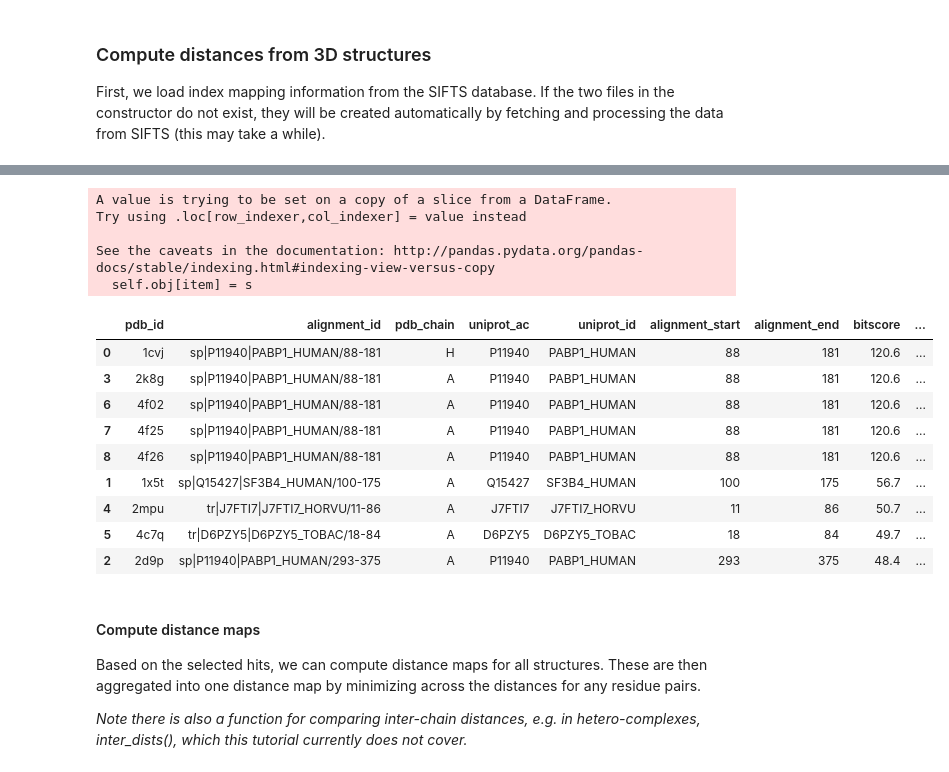
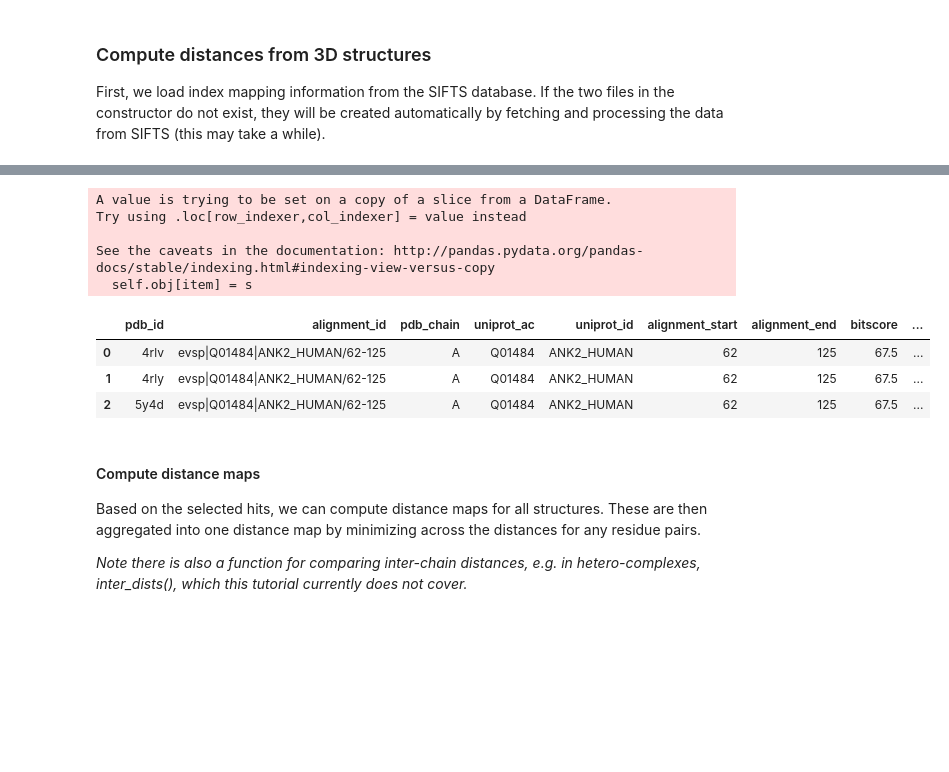
Before and after one commit to ayshaw/repeatsProject, a Jupyter notebook: pyCode/distance_calculations.ipynb, the cells around one changed output, grey strips where cells are left out. Drawn from its saved outputs; the diff is of its cells as text; code cells hidden in the pictures; blank space fills up the shorter version.

```diff
--- a/pyCode/distance_calculations.ipynb
+++ b/pyCode/distance_calculations.ipynb
@@ -40 +26,3 @@ selected_structures.hits
+# %%
+s = SIFTS("/n/groups/marks/databases/SIFTS/pdb_chain_uniprot_plus_current.o2.csv", "/n/groups/marks/databases/SIFTS/pdb_chain_uniprot_plus_current.o2.fasta")
 # %% [markdown]
@@ -56,26 +32,20 @@ Finds structures by running a sequence alignment against the sequences of protei
 # %%
 selected_structures = s.by_alignment(
-    reduce_chains=True, sequence_id="ANK1_HUMAN", region=(77, 109),
-    jackhmmer="../../software/hmmer-3.1b2-macosx-intel/binaries/jackhmmer",
+    reduce_chains=True, sequence_id="ANK1_HUMAN", region=(43, 106),
+    jackhmmer="/n/groups/marks/pipelines/evcouplings/software/hmmer-3.1b2-linux-intel-x86_64/binaries/jackhmmer",
 )
 
 selected_structures.hits
 # %% [output]
 A value is trying to be set on a copy of a slice from a DataFrame.
 Try using .loc[row_indexer,col_indexer] = value instead
 
 See the caveats in the documentation: http://pandas.pydata.org/pandas-docs/stable/indexing.html#indexing-view-versus-copy
   self.obj[item] = s
 |  | pdb_id | alignment_id | pdb_chain | uniprot_ac | uniprot_id | alignment_start | alignment_end | bitscore | ... |
-| 0 | 1cvj | sp|P11940|PABP1_HUMAN/88-181 | H | P11940 | PABP1_HUMAN | 88 | 181 | 120.6 | ... |
-| 3 | 2k8g | sp|P11940|PABP1_HUMAN/88-181 | A | P11940 | PABP1_HUMAN | 88 | 181 | 120.6 | ... |
-| 6 | 4f02 | sp|P11940|PABP1_HUMAN/88-181 | A | P11940 | PABP1_HUMAN | 88 | 181 | 120.6 | ... |
-| 7 | 4f25 | sp|P11940|PABP1_HUMAN/88-181 | A | P11940 | PABP1_HUMAN | 88 | 181 | 120.6 | ... |
-| 8 | 4f26 | sp|P11940|PABP1_HUMAN/88-181 | A | P11940 | PABP1_HUMAN | 88 | 181 | 120.6 | ... |
-| 1 | 1x5t | sp|Q15427|SF3B4_HUMAN/100-175 | A | Q15427 | SF3B4_HUMAN | 100 | 175 | 56.7 | ... |
-| 4 | 2mpu | tr|J7FTI7|J7FTI7_HORVU/11-86 | A | J7FTI7 | J7FTI7_HORVU | 11 | 86 | 50.7 | ... |
-| 5 | 4c7q | tr|D6PZY5|D6PZY5_TOBAC/18-84 | A | D6PZY5 | D6PZY5_TOBAC | 18 | 84 | 49.7 | ... |
-| 2 | 2d9p | sp|P11940|PABP1_HUMAN/293-375 | A | P11940 | PABP1_HUMAN | 293 | 375 | 48.4 | ... |
+| 0 | 4rlv | evsp|Q01484|ANK2_HUMAN/62-125 | A | Q01484 | ANK2_HUMAN | 62 | 125 | 67.5 | ... |
+| 1 | 4rly | evsp|Q01484|ANK2_HUMAN/62-125 | A | Q01484 | ANK2_HUMAN | 62 | 125 | 67.5 | ... |
+| 2 | 5y4d | evsp|Q01484|ANK2_HUMAN/62-125 | A | Q01484 | ANK2_HUMAN | 62 | 125 | 67.5 | ... |
 # %% [markdown]
 #### Compute distance maps
 
```
Also changed, not shown: parts of 32 cells of this notebook, 2 other files.
